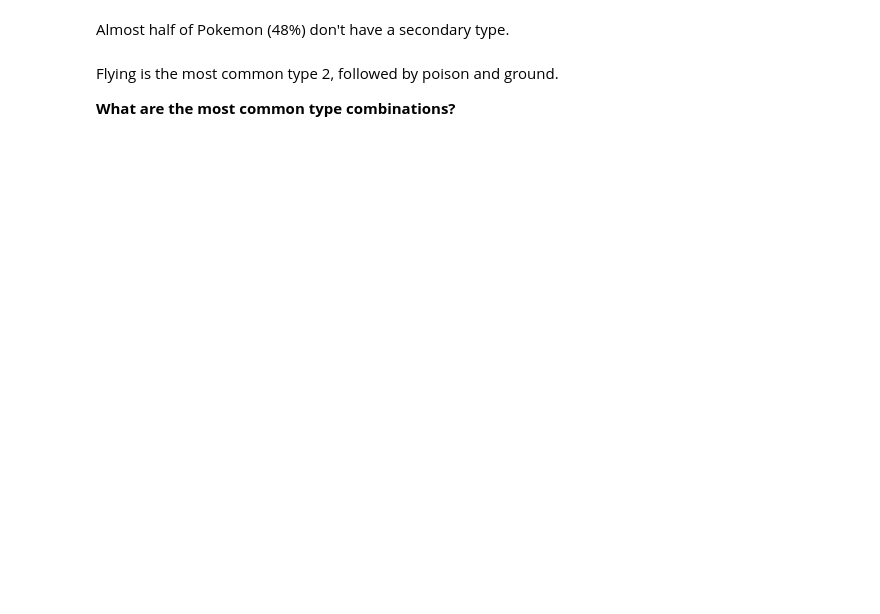
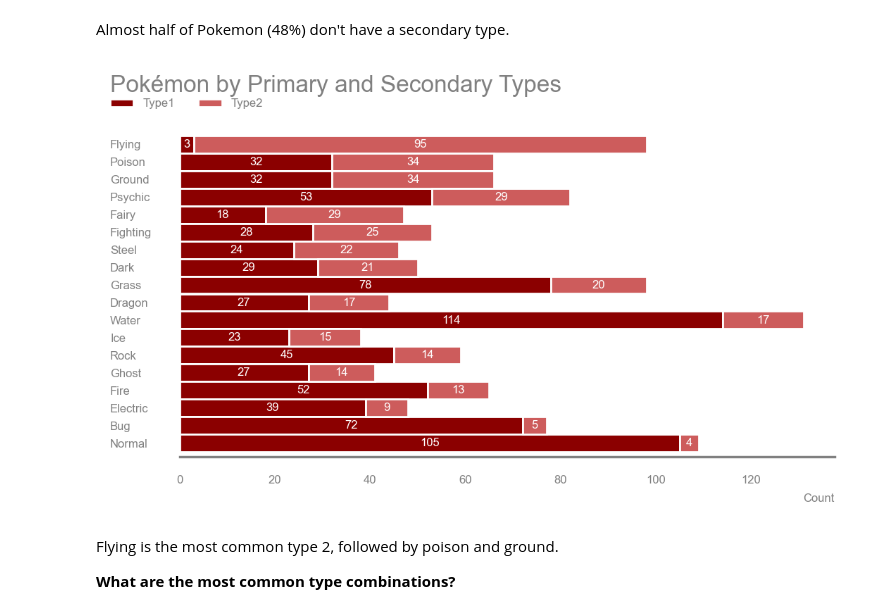
Before and after one commit to DPWOrg/DPW_Pokemon, a Jupyter notebook: Jason/References/discovering-the-best-pok-mon.ipynb, the cells around one changed output. Saved outputs shown, nothing was run; the diff lists cells and outputs as text; code cells hidden in the pictures; blank space fills up the shorter version.

Commit message:
Upload Reference and Dependent files

```diff
--- a/Jason/References/discovering-the-best-pok-mon.ipynb
+++ b/Jason/References/discovering-the-best-pok-mon.ipynb
@@ -249,44 +262,42 @@ fig = plt.figure(
 # %% [markdown]
 Almost half of Pokemon (48%) don't have a secondary type.
 # %%
-from Jason.References.pandas_plots_utils import pandas_plot
+import pandas as pd
+import matplotlib.pyplot as plt
+import seaborn as sns
+from pandas_plots_utils import pandas_plot
 
+# 统计 Primary 和 Secondary 类型的数量
+type1_value_counts = pokemon_df['Type1'].value_counts()
 type2_value_counts = pokemon_df['Type2'].value_counts()
-types_df = pd.concat([type1_value_counts, type2_value_counts], axis=1)
-types_df.sort_values(by='Type2', ascending=False, inplace=True)
 
+# 合并并填充缺失值
+types_df = pd.concat([type1_value_counts, type2_value_counts], axis=1, keys=['Type1', 'Type2'])
+types_df = types_df.fillna(0).sort_values(by='Type2', ascending=False)
+
+# 绘制堆叠柱状图
 pandas_plot(
     types_df,
     {
         'kind': 'barh',
         'stacked': True,
         'color': ['darkred', 'indianred'],
         'width': 1,
     },
-    'Pokémon by Primary and Secondary Types',
-    xlabel_kws={
-        'xlabel': 'Count',
-        'loc': 'right',
-    },
+    title='Pokémon by Primary and Secondary Types',
+    xlabel_kws={'xlabel': 'Count', 'loc': 'right'},
     yticklabels_kws={'ha': 'left'},
     pad_yticks=True,
     invert_yaxis=True,
-    despine_kws={
-        'top': True,
-        'right': True,
-        'left': True,
-    },
-    legend_kws={
-        'borderaxespad': 0,
-        'borderpad': 0,
-    },
-    data_labels_kws={
-        'fmt': '%0.f',
-        'color': 'white',
-        'label_type': 'center',
-    },
+    despine_kws={'top': True, 'right': True, 'left': True},
+    legend_kws={'borderaxespad': 0, 'borderpad': 0},
+    data_labels_kws={'fmt': '%0.f', 'color': 'white', 'label_type': 'center'},
     align_with='ytick_labels',
 )
+
+plt.show()
+# %% [output]
+[figure, added]
 # %% [markdown]
 Flying is the most common type 2, followed by poison and ground.
 
```
Also changed, not shown: parts of 21 cells of this notebook, 8 other files.
